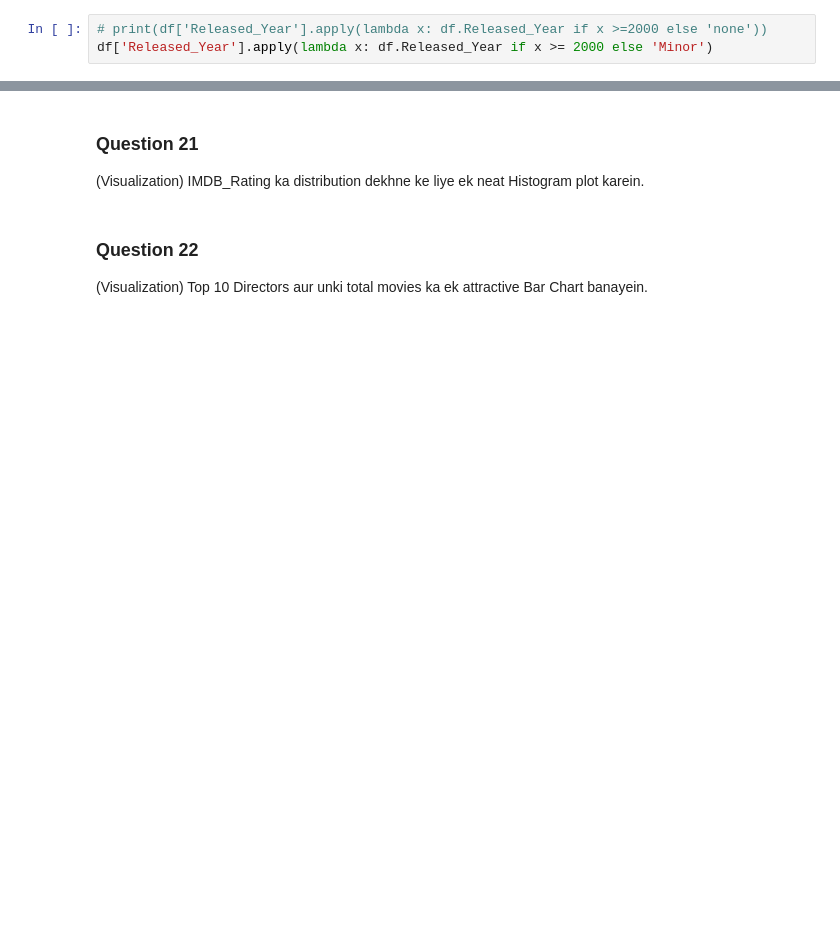
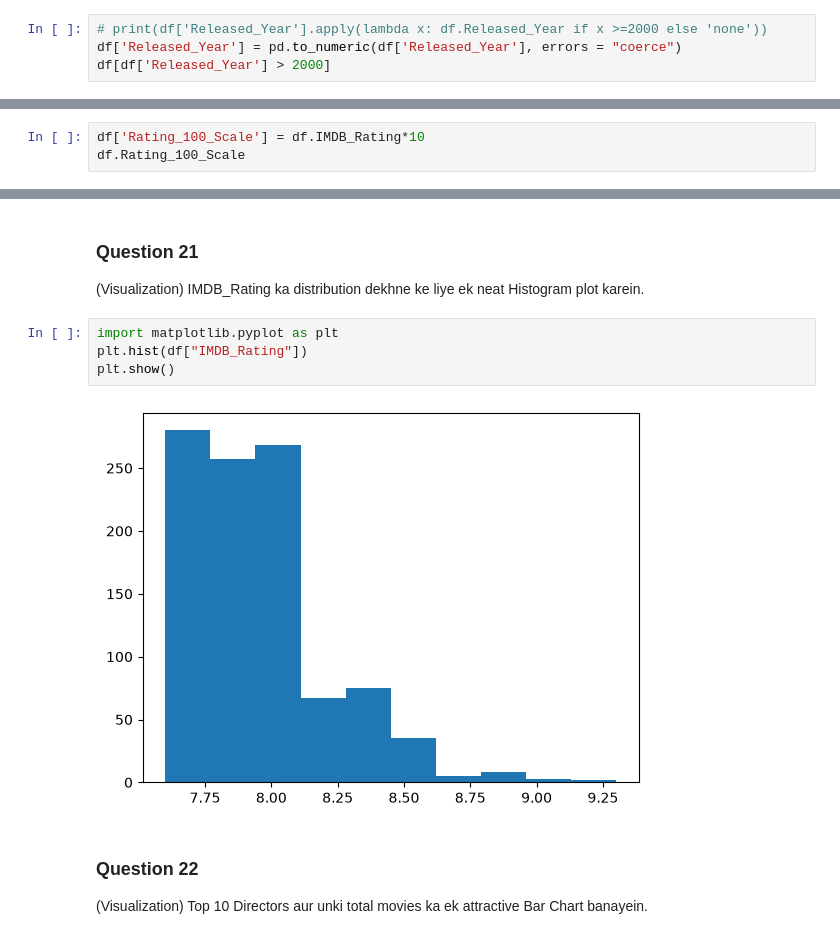
Before and after one commit to MohammadAmir31/DS, a Jupyter notebook: Movie_Data_Assignment.ipynb, the cells around one changed output, grey strips where cells are left out. Saved outputs shown, nothing was run; the diff lists cells and outputs as text; blank space fills up the shorter version.

```diff
--- a/Movie_Data_Assignment.ipynb
+++ b/Movie_Data_Assignment.ipynb
@@ -58,5 +58,6 @@ dtype: int64
 Which movies were released after the year 2000? (Year 2000 ke baad release hone wali movies filter karein).
 # %%
 # print(df['Released_Year'].apply(lambda x: df.Released_Year if x >=2000 else 'none'))
-df['Released_Year'].apply(lambda x: df.Released_Year if x >= 2000 else 'Minor')
+df['Released_Year'] = pd.to_numeric(df['Released_Year'], errors = "coerce")
+df[df['Released_Year'] > 2000]
 # %% [output]
@@ -106,3 +280,6 @@ Har 'Certificate' category mein total kitni movies hain? (Value counts nikalye).
 # %% [markdown]
 ### **Question 19**
 Ek naya column banayein 'Rating_100_Scale' jisme 'IMDB_Rating' ko 10 se multiply kiya gaya ho.
+# %%
+df['Rating_100_Scale'] = df.IMDB_Rating*10
+df.Rating_100_Scale
@@ -112,6 +318,12 @@ Year 1990 se 2000 (both inclusive) ke darmiyan release hone wali movies ki total
 # %% [markdown]
 ### **Question 21**
 (Visualization) IMDB_Rating ka distribution dekhne ke liye ek neat Histogram plot karein.
+# %%
+import matplotlib.pyplot as plt
+plt.hist(df["IMDB_Rating"])
+plt.show()
+# %% [output]
+[figure, added]
 # %% [markdown]
 ### **Question 22**
 (Visualization) Top 10 Directors aur unki total movies ka ek attractive Bar Chart banayein.
```
Also changed, not shown: parts of 19 cells of this notebook, 2 other files.
